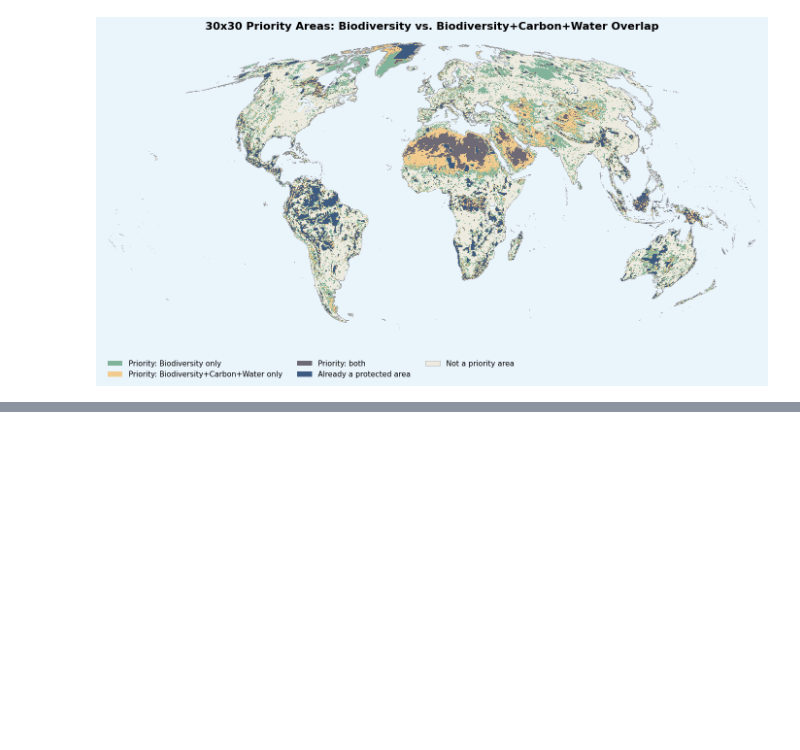
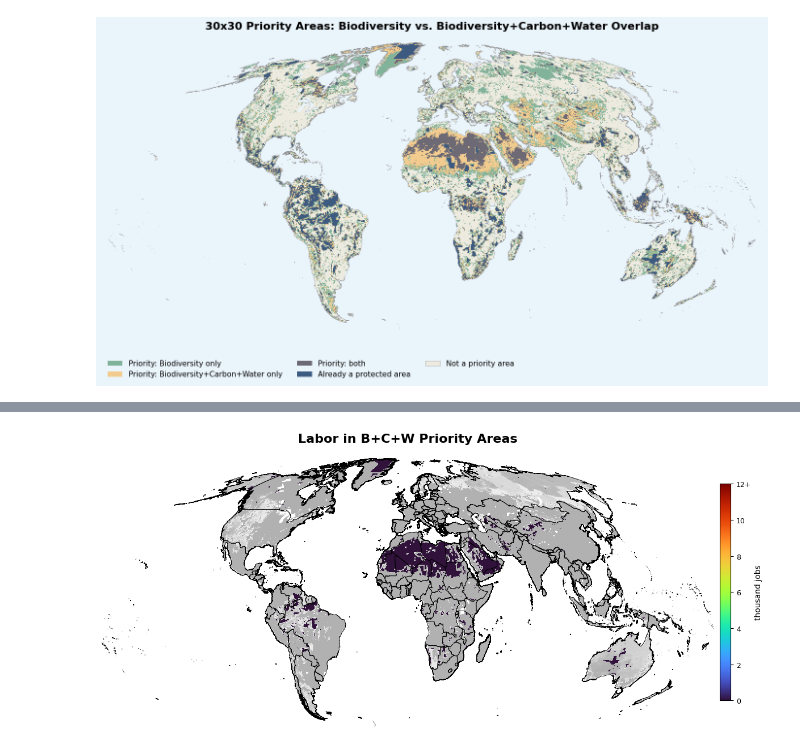
Before and after one commit to carinamani/AgDownscaling, a Jupyter notebook: 05_30x30_analysis/01_overlay_capital_labor.ipynb, the cells around one changed output, grey strips where cells are left out. Cells and saved outputs as stored; diff of their text form; code cells hidden in the pictures; blank space fills up the shorter version.

```diff
--- a/05_30x30_analysis/01_overlay_capital_labor.ipynb
+++ b/05_30x30_analysis/01_overlay_capital_labor.ipynb
@@ -872,0 +766,81 @@ fig.savefig(f"{fd}/{name}.png", dpi=300, bbox_inches='tight')
+# %%
+##### Produce map of capital in bcw priority areas — grey background (full raster, transparent) + color overlay
+
+def desaturate_cmap(cmap, name='desaturated', lighten=0.35):
+    """Convert cmap to greyscale, then lighten by blending toward white."""
+    colors = cmap(np.linspace(0, 1, 256))
+    luminance = colors[:, :3] @ [0.2989, 0.5870, 0.1140]
+    grey_colors = np.stack([luminance, luminance, luminance, colors[:, 3]], axis=1)
+    # blend toward white to soften the dark end (avoids near-black clashing with borders)
+    grey_colors[:, :3] = grey_colors[:, :3] * (1 - lighten) + lighten
+    return mcolors.ListedColormap(grey_colors, name=name)
+
+import matplotlib.colors as mcolors
+
+pr_arr = read_array(all_with_PA)
+val_arr = read_array(labor)
+
+priority_mask = np.isin(pr_arr, [1, 2])
+land_mask = ~np.isnan(pr_arr)
+
+labor_filled = np.where(np.isnan(val_arr), 0, val_arr)
+labor_filled = np.where(land_mask, labor_filled, np.nan)
+
+labor_priority_only = np.where(priority_mask, labor_filled, np.nan) / 1e6
+
+name = 'labor_priority_bcw'
+bounds = [0, 2000, 4000, 6000, 8000, 10000, 12000]
+labels = ['0', '2', '4', '6', '8', '10', '12+']
+
+with rasterio.open(all_with_PA) as src:
+    raster_transform = src.transform
+    raster_crs = src.crs
+
+country_ctx = country_shp.to_crs(raster_crs) if country_shp.crs != raster_crs else country_shp
+
+fig, ax = plt.subplots(figsize=(12, 8))
+fig.patch.set_facecolor("white")   # so alpha blends toward white, not the notebook's default
+ax.set_facecolor("white")
+
+# Layer 1: full capital raster, greyed-out + lightened turbo, semi-transparent
+grey_cmap = desaturate_cmap(plt.cm.turbo, lighten=0.35)
+grey_cmap.set_bad(color="none")
+masked_full = np.ma.masked_invalid(labor_filled)
+show(masked_full, transform=raster_transform, ax=ax, cmap=grey_cmap, vmin=0, vmax=10,
+     alpha=0.55, zorder=1)
+
+# Layer 2: priority-area capital, full-color turbo, on top, fully opaque
+color_cmap = plt.cm.turbo.copy()
+color_cmap.set_bad(color="none")
+masked_priority = np.ma.masked_invalid(labor_priority_only)
+show(masked_priority, transform=raster_transform, ax=ax, cmap=color_cmap, vmin=0, vmax=12000, zorder=2)
+im = ax.get_images()[-1]
+
+# Country borders only
+country_ctx.plot(
+    ax=ax,
+    facecolor="none",
+    edgecolor="black",
+    linewidth=0.6,
+    zorder=3
+)
+
+minx, miny, maxx, maxy = country_ctx.total_bounds
+ax.set_xlim(minx, maxx)
+ax.set_ylim(miny, maxy)
+
+ax.set_axis_off()
+ax.set_title("Labor in B+C+W Priority Areas", fontsize=16, weight='bold', pad=20)
+
+cbar = fig.colorbar(im, ax=ax, orientation="vertical", fraction=0.02, pad=0.01, shrink=0.5)
+cbar.set_label("thousand jobs", fontsize=10)
+cbar.ax.tick_params(labelsize=9)
+cbar.set_ticks(bounds)
+cbar.set_ticklabels(labels)
+
+plt.tight_layout()
+plt.show()
+
+fig.savefig(f"{fd}/{name}.png", dpi=300, bbox_inches='tight')
+# %% [output]
+[figure, added]
```
Also changed, not shown: parts of 2 cells of this notebook.
